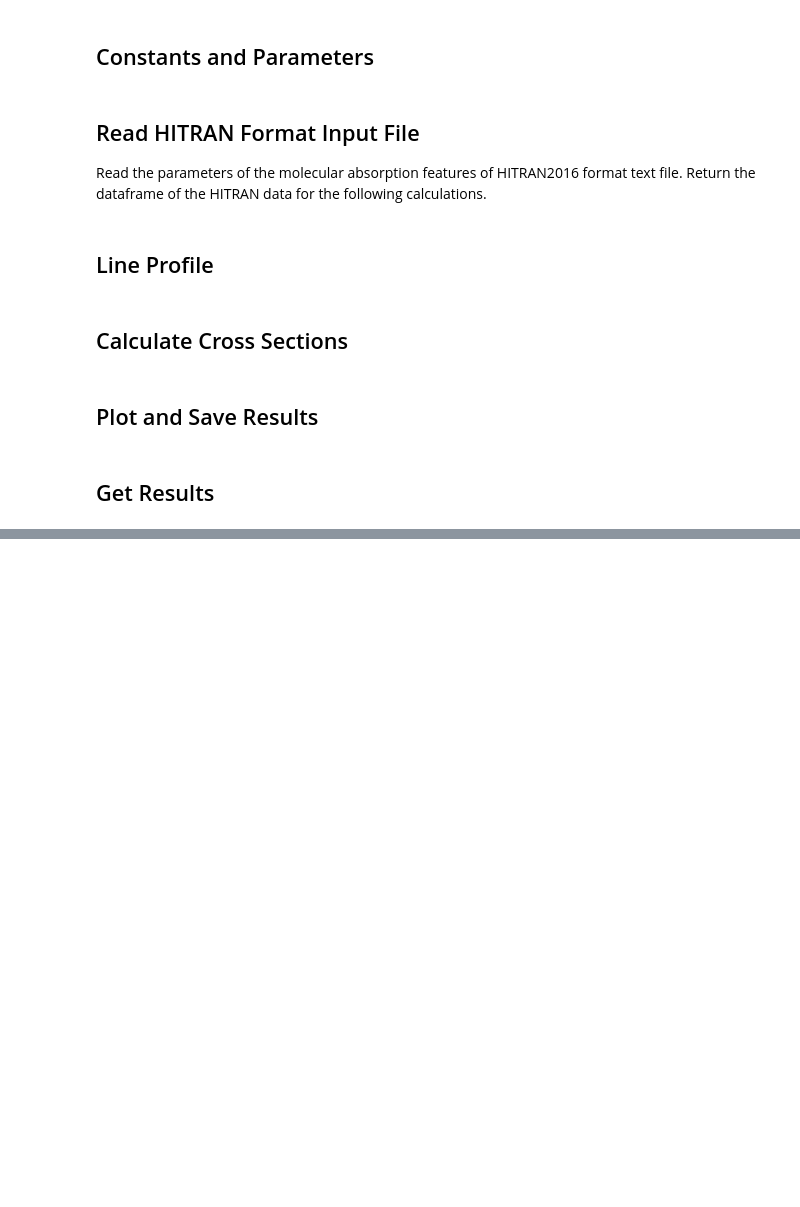
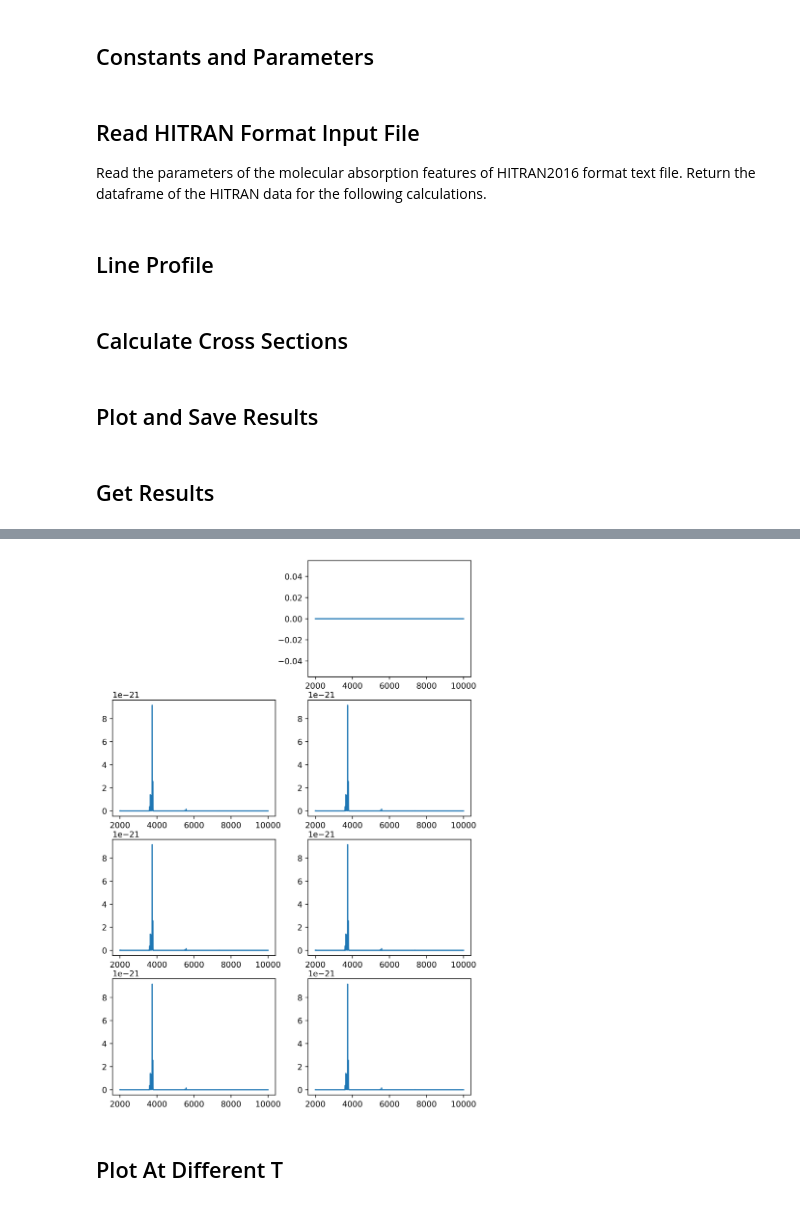
Before and after one commit to Beryl-Jingxin/PyExoCross, a Jupyter notebook: HITRAN_format/HITRAN_xsecs.ipynb, the cells around one changed output, grey strips where cells are left out. Drawn from its saved outputs; the diff is of its cells as text; code cells hidden in the pictures; blank space fills up the shorter version.

```diff
--- a/HITRAN_format/HITRAN_xsecs.ipynb
+++ b/HITRAN_format/HITRAN_xsecs.ipynb
@@ -1077,0 +678,26 @@ xsec_l = hitran_cross_section_Lorentzian(wn_grid, v, gamma, abscoef)
+# %%
+plt.figure(figsize=(8,12), dpi=500)
+plt.figure(1)
+ax1 = plt.subplot(422)
+ax1.plot(wn, xsec_g, label='T = 500 K, Gaussian profile')
+ax2 = plt.subplot(423)
+ax2.plot(wn, xsec_l, label='T = 500 K, Lorentzian profile')
+ax3 = plt.subplot(424)
+ax3.plot(wn, xsec_sv, label='T = 500 K, SciPy Voigt profile')
+ax4 = plt.subplot(425)
+ax4.plot(wn, xsec_swv, label='T = 500 K, SciPy Wofz Voigt profile')
+ax5 = plt.subplot(426)
+ax5.plot(wn, xsec_wv, label='T = 500 K, Width Voigt profile')
+ax6 = plt.subplot(427)
+ax6.plot(wn, xsec_pv, label='T = 500 K, Pseudo Voigt profile')
+ax7 = plt.subplot(428)
+ax7.plot(wn, xsec_pfv, label='T = 500 K, Pseudo FWHM Voigt profile')
+ax.set_xlabel('Wavenumber, cm$^{-1}$')
+ax.set_ylabel('Cross-section, cm$^{2}$/molecule')
+ax.set_title(database + ' Database ' + molecule + ' Cross-Section')
+ax.legend()
+plt.show()
+# %% [output]
+[figure, added]
+# %% [markdown]
+## Plot At Different T
```
Also changed, not shown: parts of 43 cells of this notebook, 17 other files.
